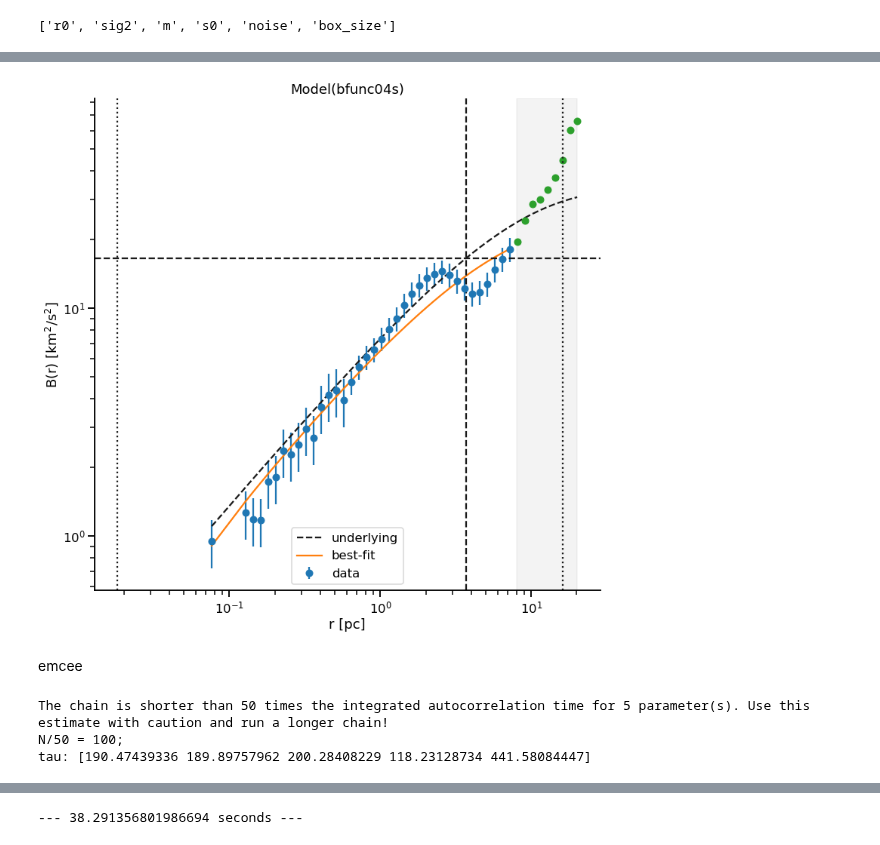
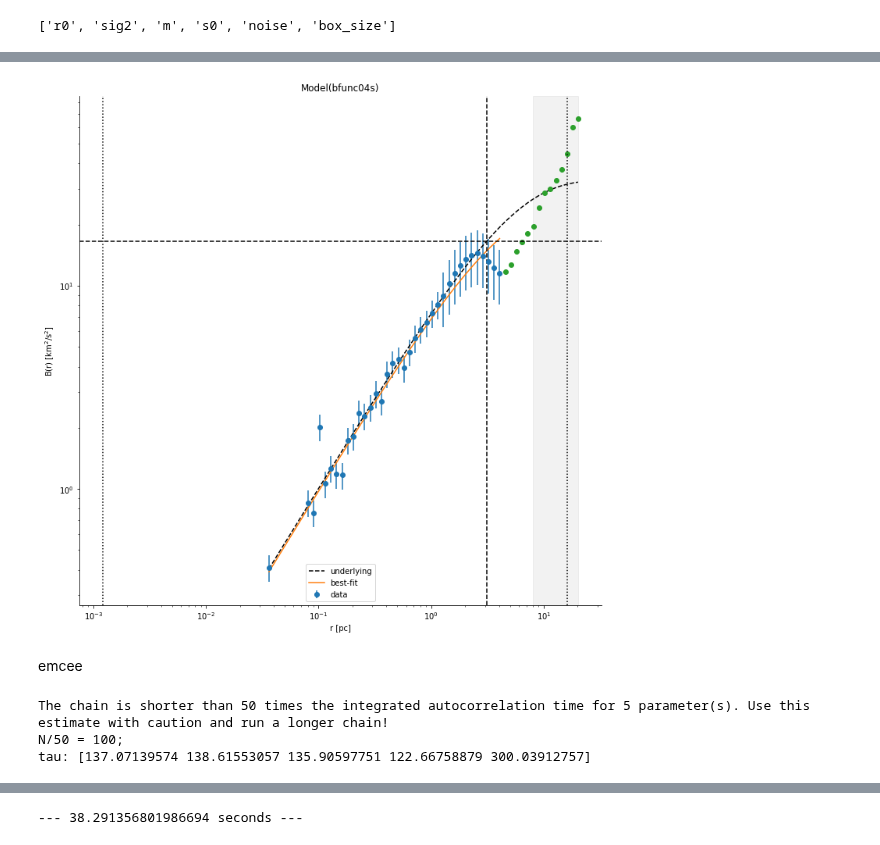
Before and after one commit to JavGVastro/PhD.Paper, a Jupyter notebook: CIM8.ipynb, the cells around one changed output, grey strips where cells are left out. Saved outputs shown, nothing was run; the diff lists cells and outputs as text; code cells hidden in the pictures.

```diff
--- a/CIM8.ipynb
+++ b/CIM8.ipynb
@@ -35,7 +35,7 @@ box_size =  SFresults['box_size']
 pc_per_arcsec = pc
 # %%
 # Merge first K points
-K = 5
+K = 1
 r[K] = np.mean(r[:K])
 B[K] = np.mean(B[:K])
 r = r[K:]
@@ -74,11 +76,15 @@ pd.DataFrame(model.param_hints)
+# %%
+r_local_peak = 2.5
+r_local_minimum = 4.5
 # %%
-relative_uncertainty = 0.12
+relative_uncertainty = 0.15
 weights = 1.0 / (relative_uncertainty * B)
 large_scale = r > 0.5 * box_size
-weights[large_scale] /= 3.0
-weights[:15] /= 2.0
+# Define large-scale differently in this case
+weights[r > 0.5 * r_local_peak] /= 2.0
+#weights[:15] /= 2.0
 # %%
-to_fit = ~large_scale
+to_fit = r <= r_local_minimum
 result = model.fit(B[to_fit], weights=weights[to_fit], r=r[to_fit])
 # %%
 result
@@ -106,35 +123,35 @@ Variables
 fig, ax = plt.subplots(figsize=(12, 12))
 
 # Plot the underlying model without instrumental effects
 Bu = bfunc.bfunc00s(r, result.params["r0"].value, result.params["sig2"].value, result.params["m"].value)
 ax.plot(r, Bu, color="k", linestyle="dashed", label="underlying")
 
 # Plot the fit results
 result.plot_fit(ax=ax)
 
 # Add in the points not included in fit
-ax.plot(r[large_scale], B[large_scale], "o")
+ax.plot(r[~to_fit], B[~to_fit], "o")
 
 # Dotted lines for 2 x rms seeing and for box size
 ax.axvline(2 * result.params["s0"].value, color="k", linestyle="dotted")
 ax.axvline(result.params["box_size"].value, color="k", linestyle="dotted")
 
 # Dashed lines for best-fit r0 and sig2
 ax.axvline(result.params["r0"].value, color="k", linestyle="dashed")
 ax.axhline(result.params["sig2"].value, color="k", linestyle="dashed")
 
 # Gray box to indicate the large scale values that are excluded from the fit
 ax.axvspan(result.params["box_size"].value / 2, r[-1], color="k", alpha=0.05, zorder=-1)
 
 ax.set(
     xscale = "log",
     yscale = "log",
     xlabel = "r [pc]",
     ylabel = r"B(r) [km$^{2}$/s$^{2}$]",
 )
 sns.despine();
 # %% [output]
-[figure, old version]
+[figure, new version]
 # %% [markdown]
 emcee
 # %%
@@ -150,7 +167,7 @@ result_emcee = model.fit(
 # %% [output]
 The chain is shorter than 50 times the integrated autocorrelation time for 5 parameter(s). Use this estimate with caution and run a longer chain!
 N/50 = 100;
-tau: [190.47439336 189.89757962 200.28408229 118.23128734 441.58084447]
+tau: [137.07139574 138.61553057 135.90597751 122.66758879 300.03912757]
 # %%
 result_emcee
 # %% [output]
```
Also changed, not shown: parts of 7 cells of this notebook, 30 other files.
